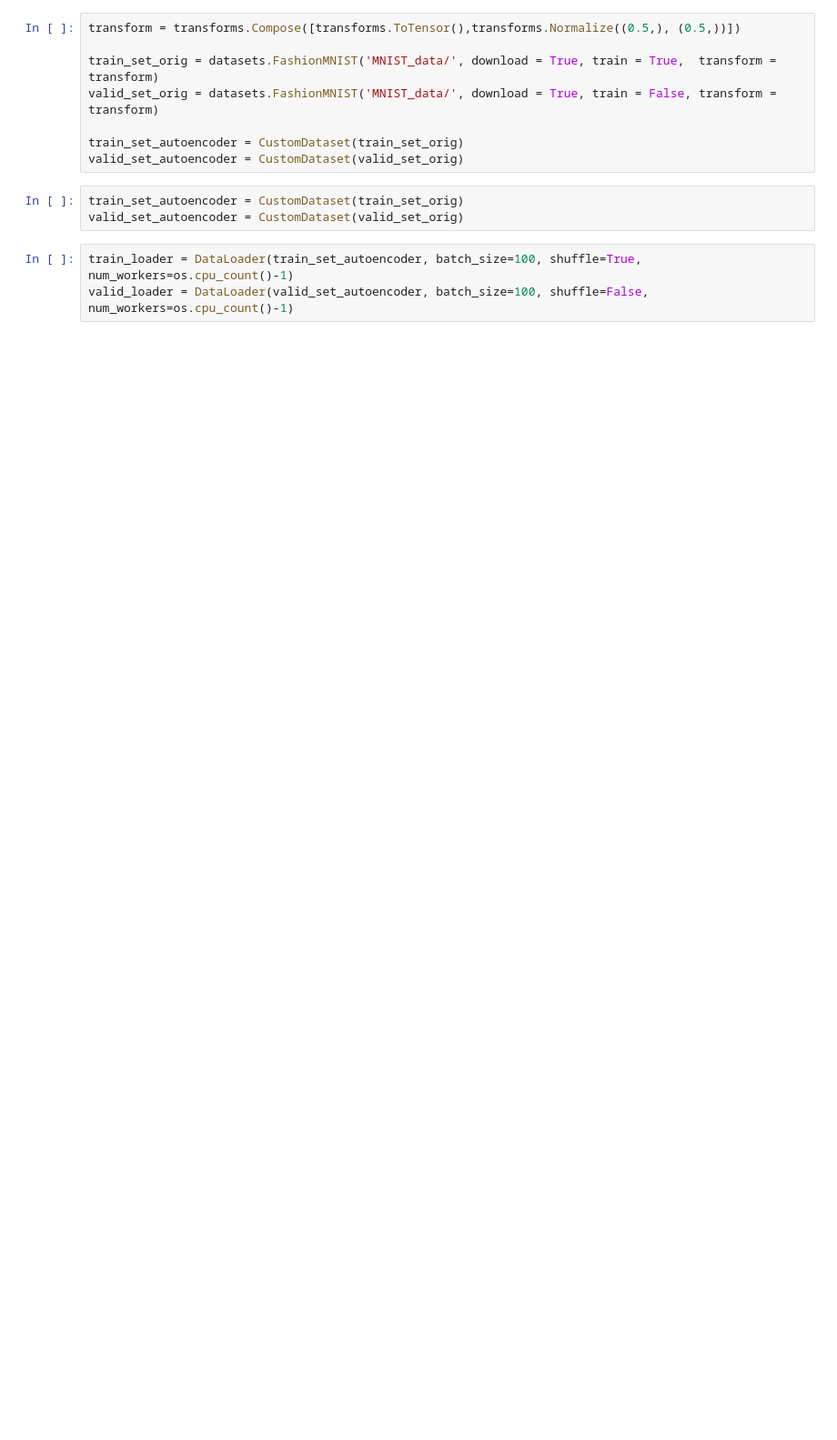
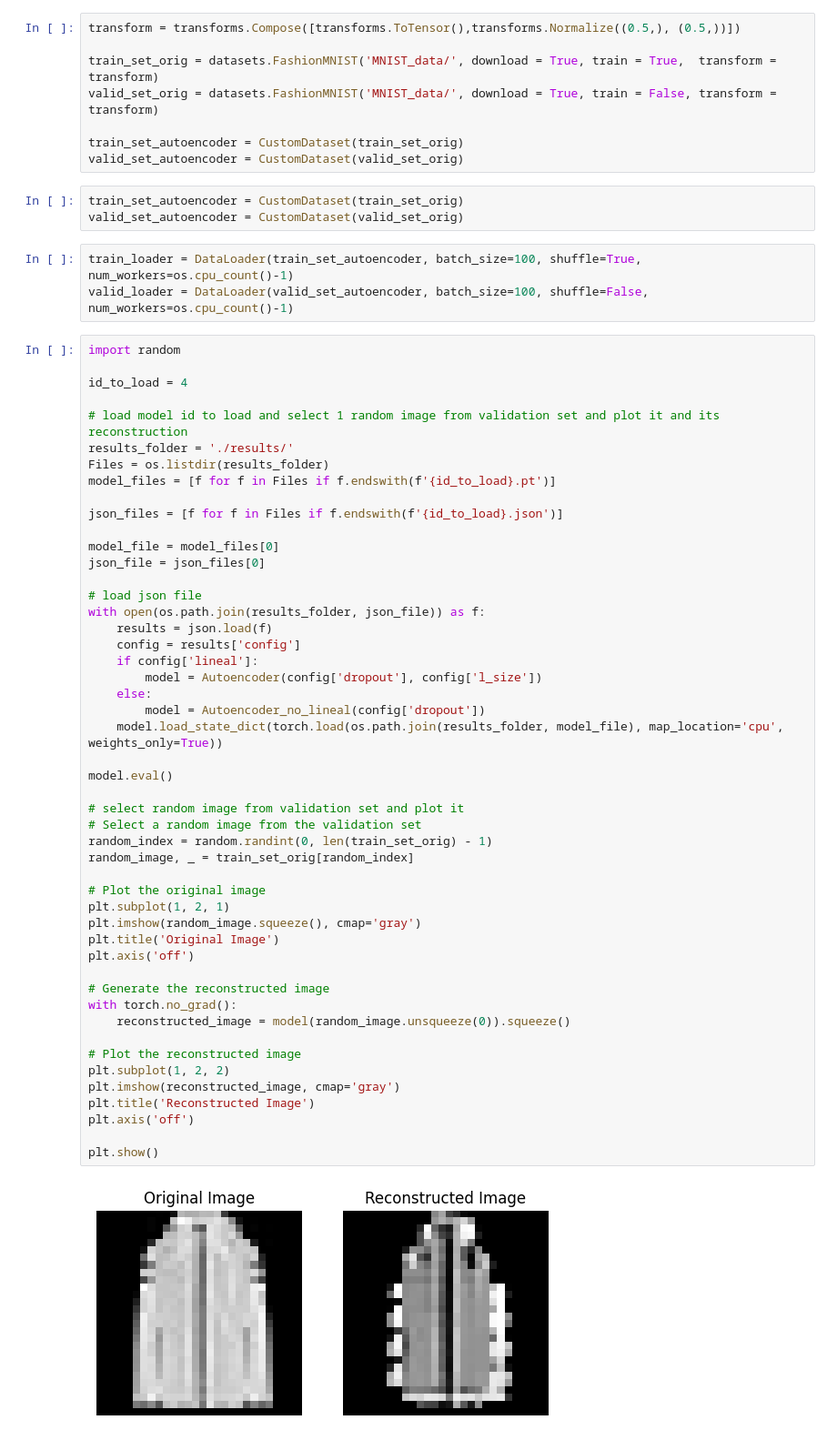
Before and after one commit to AdolfoBanchio/Fashion-MNIST-autoencoder, a Jupyter notebook: trabajo_final.ipynb, the cells around one changed output. Shown at 91% size. Saved outputs shown, nothing was run; the diff lists cells and outputs as text; blank space fills up the shorter version.

```diff
--- a/trabajo_final.ipynb
+++ b/trabajo_final.ipynb
@@ -12,6 +21,57 @@ valid_set_autoencoder = CustomDataset(valid_set_orig)
 # %%
 train_loader = DataLoader(train_set_autoencoder, batch_size=100, shuffle=True, num_workers=os.cpu_count()-1)
 valid_loader = DataLoader(valid_set_autoencoder, batch_size=100, shuffle=False, num_workers=os.cpu_count()-1)
+# %%
+import random
+
+id_to_load = 4
+
+# load model id to load and select 1 random image from validation set and plot it and its reconstruction
+results_folder = './results/'
+Files = os.listdir(results_folder)
+model_files = [f for f in Files if f.endswith(f'{id_to_load}.pt')]
+
+json_files = [f for f in Files if f.endswith(f'{id_to_load}.json')]
+
+model_file = model_files[0]
+json_file = json_files[0]
+
+# load json file
+with open(os.path.join(results_folder, json_file)) as f:
+    results = json.load(f)
+    config = results['config']
+    if config['lineal']:
+        model = Autoencoder(config['dropout'], config['l_size'])
+    else:
+        model = Autoencoder_no_lineal(config['dropout'])
+    model.load_state_dict(torch.load(os.path.join(results_folder, model_file), map_location='cpu', weights_only=True))
+
+model.eval()
+
+# select random image from validation set and plot it
+# Select a random image from the validation set
+random_index = random.randint(0, len(train_set_orig) - 1)
+random_image, _ = train_set_orig[random_index]
+
+# Plot the original image
+plt.subplot(1, 2, 1)
+plt.imshow(random_image.squeeze(), cmap='gray')
+plt.title('Original Image')
+plt.axis('off')
+
+# Generate the reconstructed image
+with torch.no_grad():
+    reconstructed_image = model(random_image.unsqueeze(0)).squeeze()
+
+# Plot the reconstructed image
+plt.subplot(1, 2, 2)
+plt.imshow(reconstructed_image, cmap='gray')
+plt.title('Reconstructed Image')
+plt.axis('off')
+
+plt.show()
+# %% [output]
+[figure, added]
 # %%
 import os
 import json
```
Also changed, not shown: parts of 3 cells of this notebook, 16 other files.
